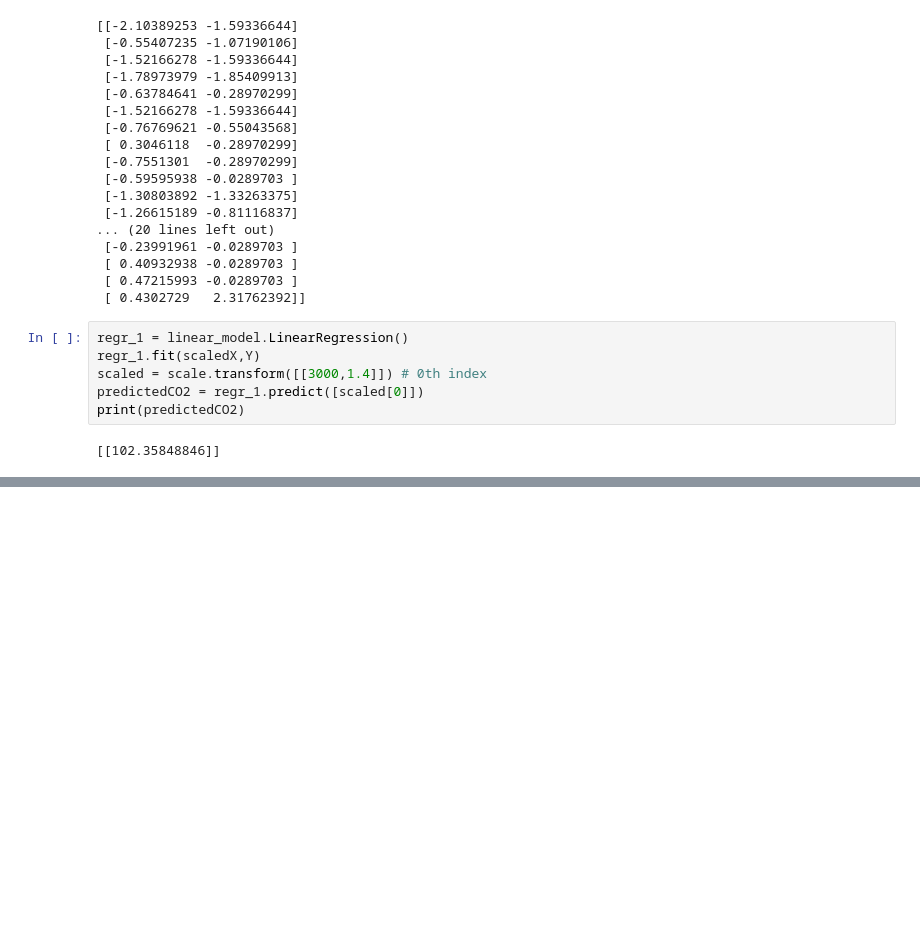
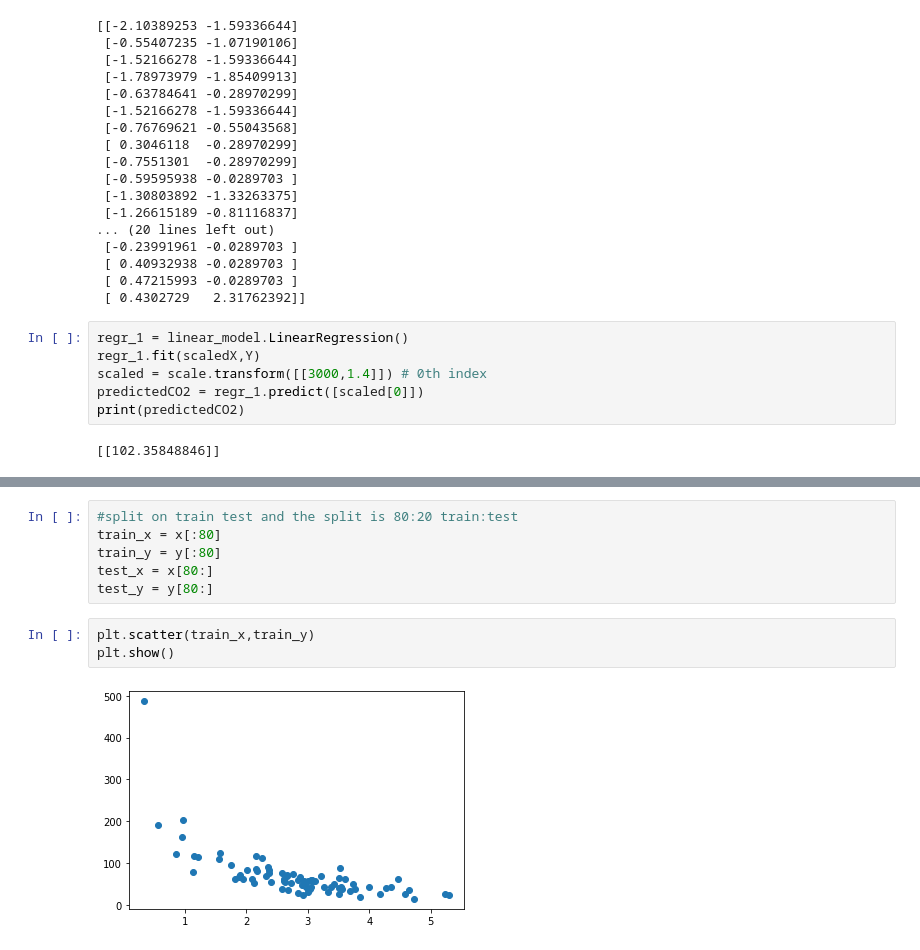
Before and after one commit to mubinui/MachineLearning, a Jupyter notebook: Machine_Learning_C.ipynb, the cells around one changed output, grey strips where cells are left out. Cells and saved outputs as stored; diff of their text form; blank space fills up the shorter version.

```diff
--- a/Machine_Learning_C.ipynb
+++ b/Machine_Learning_C.ipynb
@@ -91,0 +110,11 @@ print(predictedCO2)
+# %%
+#split on train test and the split is 80:20 train:test
+train_x = x[:80]
+train_y = y[:80]
+test_x = x[80:]
+test_y = y[80:]
+# %%
+plt.scatter(train_x,train_y)
+plt.show()
+# %% [output]
+[figure, added]
```
Also changed, not shown: parts of 5 cells of this notebook.
